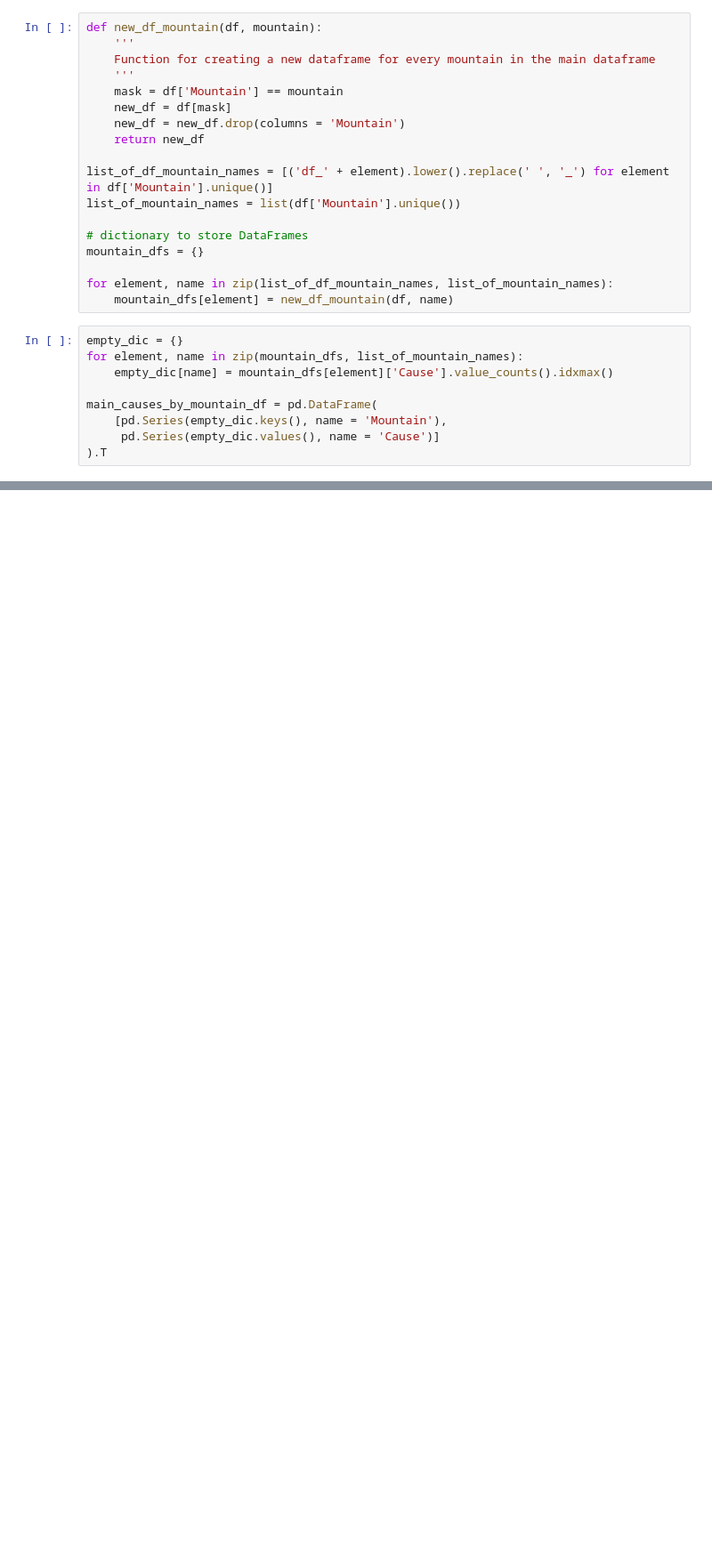
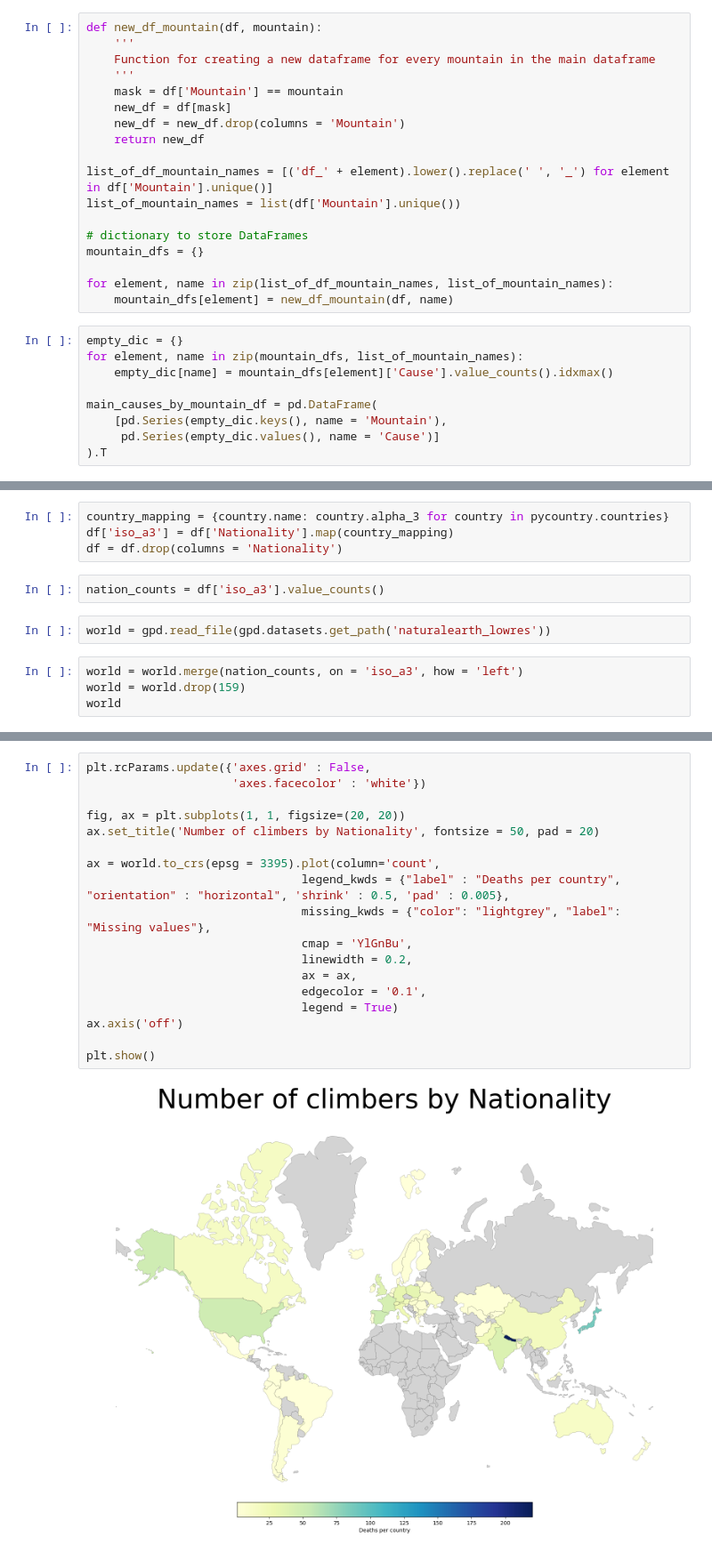
Before and after one commit to dariogemo/deaths_on_eight_thousanders, a Jupyter notebook: deaths_mountains.ipynb, the cells around one changed output, grey strips where cells are left out. Shown: that part at 89% size. Saved outputs shown, nothing was run; the diff lists cells and outputs as text; blank space fills up the shorter version.

```diff
--- a/deaths_mountains.ipynb
+++ b/deaths_mountains.ipynb
@@ -298,3 +300,15 @@ plt.xticks(fontsize = 15)
 plt.show()
 # %% [output]
 [figure]
+# %%
+country_mapping = {country.name: country.alpha_3 for country in pycountry.countries}
+df['iso_a3'] = df['Nationality'].map(country_mapping)
+df = df.drop(columns = 'Nationality')
+# %%
+nation_counts = df['iso_a3'].value_counts()
+# %%
+world = gpd.read_file(gpd.datasets.get_path('naturalearth_lowres'))
+# %%
+world = world.merge(nation_counts, on = 'iso_a3', how = 'left')
+world = world.drop(159)
+world
@@ -300,0 +329,20 @@ plt.show()
+# %%
+plt.rcParams.update({'axes.grid' : False,
+                     'axes.facecolor' : 'white'})
+
+fig, ax = plt.subplots(1, 1, figsize=(20, 20))
+ax.set_title('Number of climbers by Nationality', fontsize = 50, pad = 20)
+
+ax = world.to_crs(epsg = 3395).plot(column='count',
+                               legend_kwds = {"label" : "Deaths per country", "orientation" : "horizontal", 'shrink' : 0.5, 'pad' : 0.005},
+                               missing_kwds = {"color": "lightgrey", "label": "Missing values"},
+                               cmap = 'YlGnBu',
+                               linewidth = 0.2,
+                               ax = ax,
+                               edgecolor = '0.1',
+                               legend = True)
+ax.axis('off')
+
+plt.show()
+# %% [output]
+[figure, added]
```
Also changed, not shown: parts of 5 cells of this notebook.
